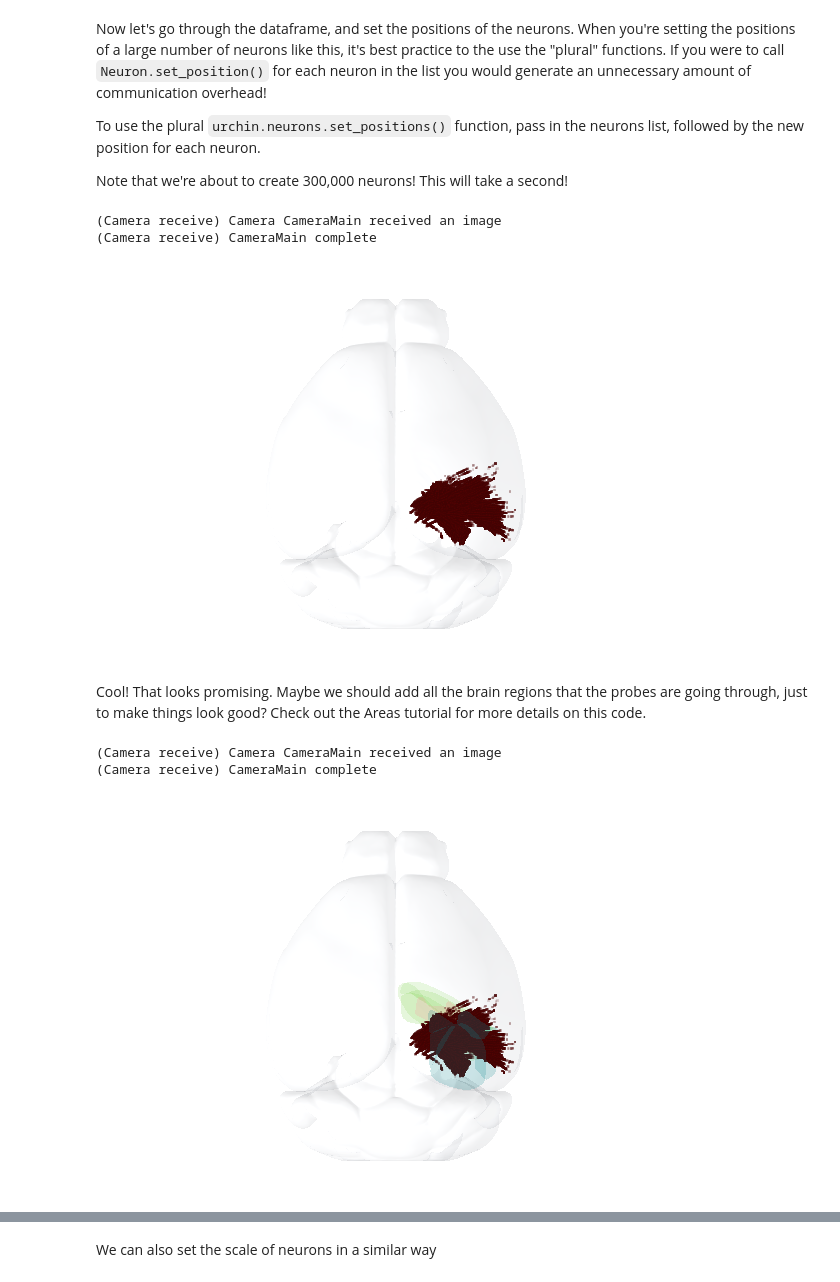
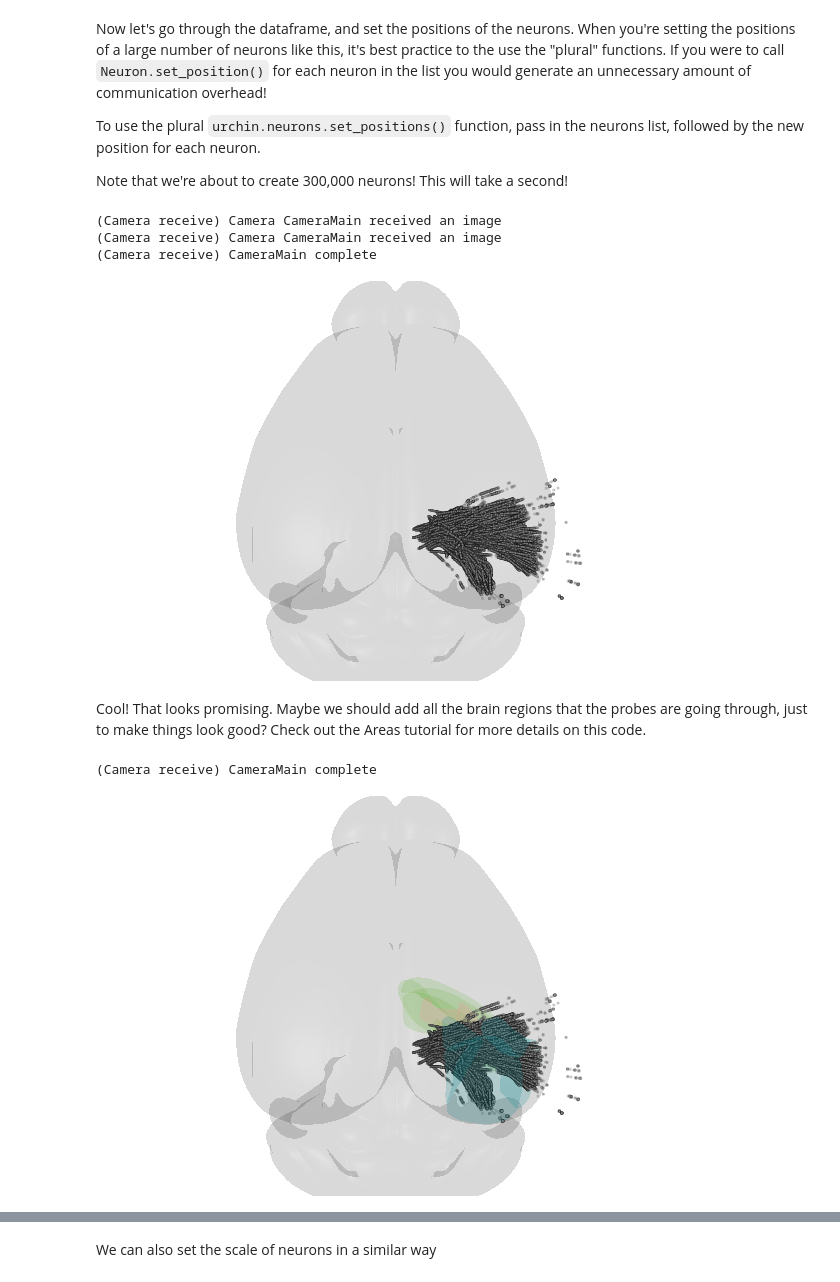
Before and after one commit to VirtualBrainLab/urchin-examples, a Jupyter notebook: basics/neurons_particles.ipynb, the cells around one changed output, grey strips where cells are left out. Saved outputs shown, nothing was run; the diff lists cells and outputs as text; code cells hidden in the pictures.

Commit message:
feat: fixing issues in particles

```diff
--- a/basics/neurons_particles.ipynb
+++ b/basics/neurons_particles.ipynb
@@ -66,8 +80,8 @@ urchin.ccf25.load()
 # %%
 urchin.ccf25.root.set_visibility(True)
 urchin.ccf25.root.set_material('transparent-lit')
+urchin.ccf25.root.set_color([0,0,0])
 urchin.ccf25.root.set_alpha(0.15)
-urchin.ccf25.root.set_color("#000000")
 # %% [markdown]
 Cool. Let's create a group of neuron objects in Urchin. To create a group of neurons, call the `urchin.neurons.create(n)` function, passing the number of neurons n as a parameter. The create function returns a list of neuron objects, which can then be passed to plural functions to set the position, color, size (etc) of all the neurons at once.
 # %%
@@ -78,9 +92,3 @@ Now let's go through the dataframe, and set the positions of the neurons. When y
 To use the plural `urchin.neurons.set_positions()` function, pass in the neurons list, followed by the new position for each neuron.
 
 Note that we're about to create 300,000 neurons! This will take a second!
-# %%
-positions_list = []
-
-positions_list = df[['anterior_posterior_ccf_coordinate', 'left_right_ccf_coordinate', 'dorsal_ventral_ccf_coordinate']].values.tolist()
-
-urchin.particles.set_positions(neurons, positions_list)
@@ -87,10 +104,11 @@ urchin.particles.set_positions(neurons, positions_list)
 # %%
-urchin.camera.main.set_zoom(8)
+urchin.camera.main.set_zoom(45)
 await urchin.camera.main.screenshot(size=[600,400])
 # %% [output]
+(Camera receive) Camera CameraMain received an image
 (Camera receive) Camera CameraMain received an image
 (Camera receive) CameraMain complete
-[figure, old version]
+[figure, new version]
 # %% [markdown]
 Cool! That looks promising. Maybe we should add all the brain regions that the probes are going through, just to make things look good? Check out the Areas tutorial for more details on this code.
 # %%
@@ -105,9 +123,8 @@ urchin.ccf25.set_alphas(area_list, 0.2, "right")
 
 await urchin.camera.main.screenshot(size=[600,400])
 # %% [output]
-(Camera receive) Camera CameraMain received an image
 (Camera receive) CameraMain complete
-[figure, old version]
+[figure, new version]
 # %% [markdown]
 Urchin can take in color input in different formats, including hex codes, RGB floats, and RGB ints. Urchin uses hex colors represented as strings by default, but you can also pass colors as lists or tuples. The followig examples are all equivalent:
 
```
Also changed, not shown: parts of 15 cells of this notebook.
